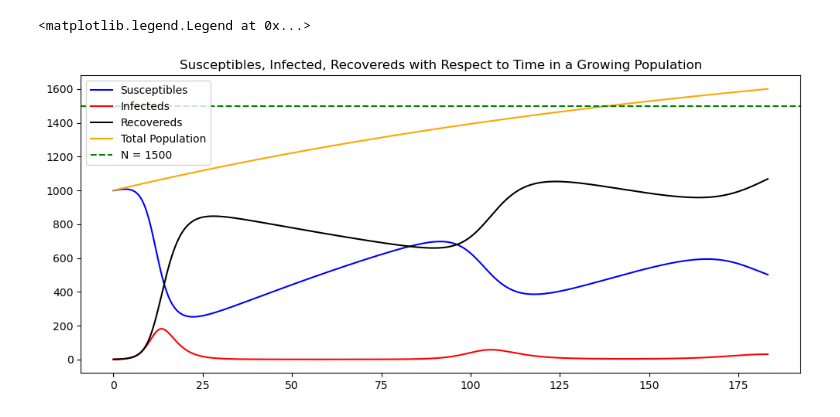
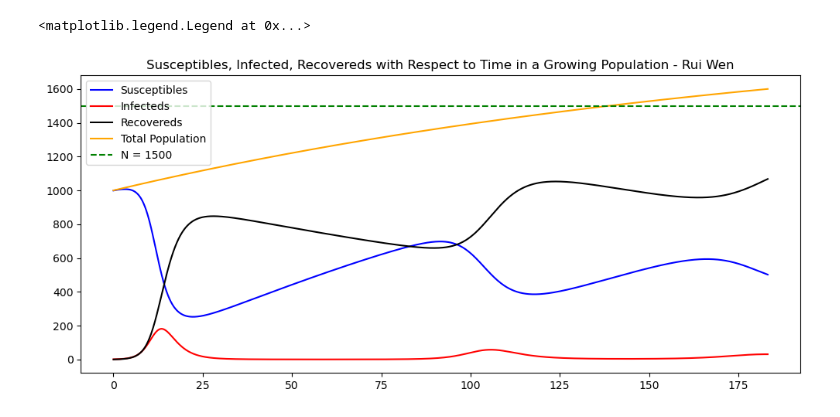
Before and after one commit to Ai-TaSAi/diseases-hw1-code, a Jupyter notebook: SIR-Birth-Death-Modelling.ipynb, the cells around one changed output. Cells and saved outputs as stored; diff of their text form; code cells hidden in the pictures.

Commit message:
Updated graph

```diff
--- a/SIR-Birth-Death-Modelling.ipynb
+++ b/SIR-Birth-Death-Modelling.ipynb
@@ -30,32 +30,32 @@ def SIR_birthdeath(S0,I0,R0, beta, gamma, mu_deaths, mu_births, t_max, stepsize,
             R[idx] = R[idx-1] + dR_dt * stepsize
             N_arr[idx] = S[idx] + I[idx] + R[idx]
 
         if N_arr[idx] >= N_max:
             return S[:idx + 1], I[:idx + 1], R[:idx + 1], N_arr[:idx + 1], T[:idx + 1]
 
     if (S[-1] + I[-1] + R[-1]) < N_max:
         print ("Increase T Max, insufficient population.")
         return 0, 0, 0, 0, 0
 
     return S, I, R, N_arr, T
 
 # def SIR_birthdeath(S0,I0,R0, beta, gamma, mu_deaths, mu_births, t_max, stepsize):
 
 fig, axs = plt.subplots(nrows=1,ncols=1,figsize=(12,5))
 beta = 1
 gamma = 0.5
 mu_births = 0.01
 mu_deaths = mu_births / 2
 max_t = 500
 
 S, I, R, N, T = SIR_birthdeath(999, 1, 0, beta, gamma, mu_deaths, mu_births, max_t, 0.05, 1600)
 axs.plot(T, S, color='blue', label='Susceptibles')
 axs.plot(T, I, color='red', label='Infecteds')
 axs.plot(T, R, color='black', label='Recovereds')
 axs.plot(T, N, color='orange', label='Total Population')
 axs.axhline(y=1500, color='green', linestyle='dashed', label="N = 1500")
-plt.title("Susceptibles, Infected, Recovereds with Respect to Time in a Growing Population")
+plt.title("Susceptibles, Infected, Recovereds with Respect to Time in a Growing Population - Rui Wen")
 axs.legend()
 # %% [output]
 <matplotlib.legend.Legend at 0x...>
-[figure, old version]
+[figure, new version]
```
